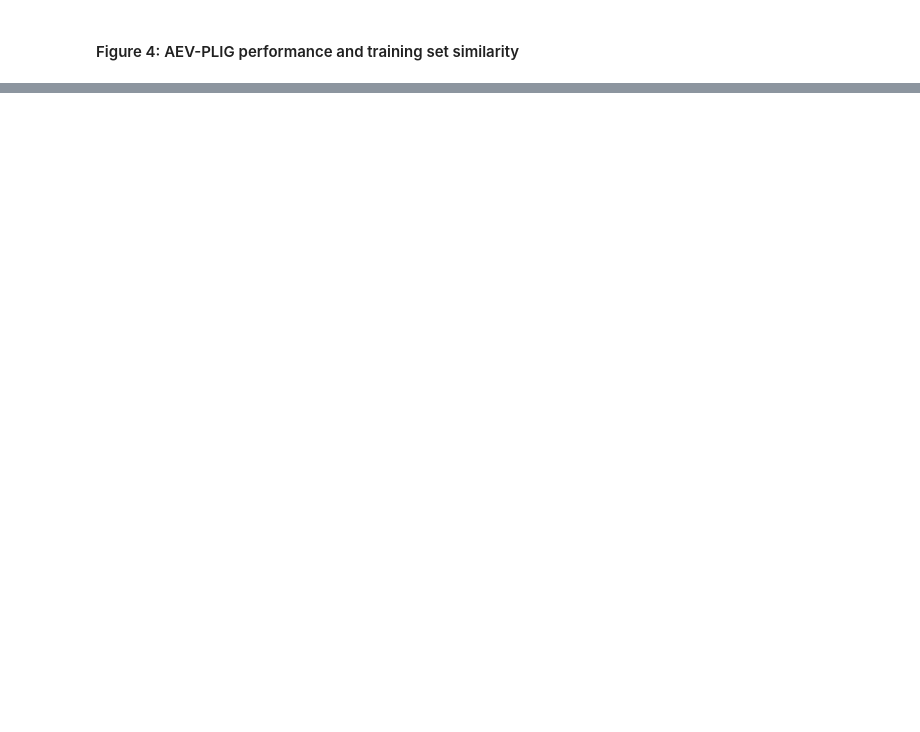
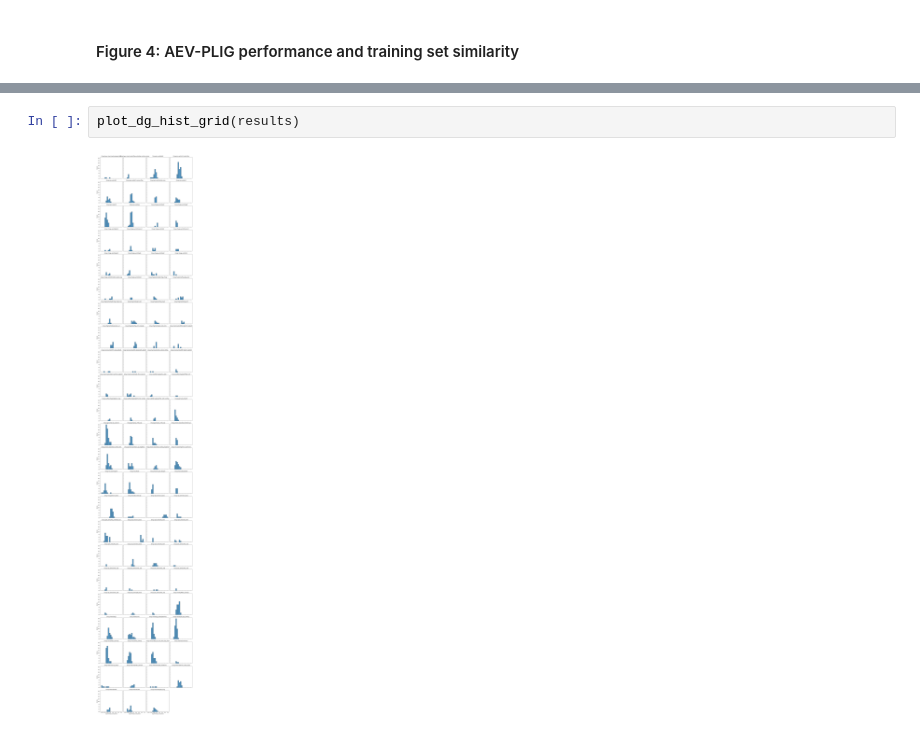
Before and after one commit to matthewtwarren/aev-plig-paper, a Jupyter notebook: figures/AEV-PLIG_figures.ipynb, the cells around one changed output, grey strips where cells are left out. Drawn from its saved outputs; the diff is of its cells as text; blank space fills up the shorter version.

```diff
--- a/figures/AEV-PLIG_figures.ipynb
+++ b/figures/AEV-PLIG_figures.ipynb
@@ -1577,0 +954,4 @@ plot_bars_comparison(pd.concat([baseline_merck, baseline_schro]), pd.concat([enr
+# %%
+plot_dg_hist_grid(results)
+# %% [output]
+[figure, added]
```
Also changed, not shown: parts of 51 cells of this notebook, 12 other files.
